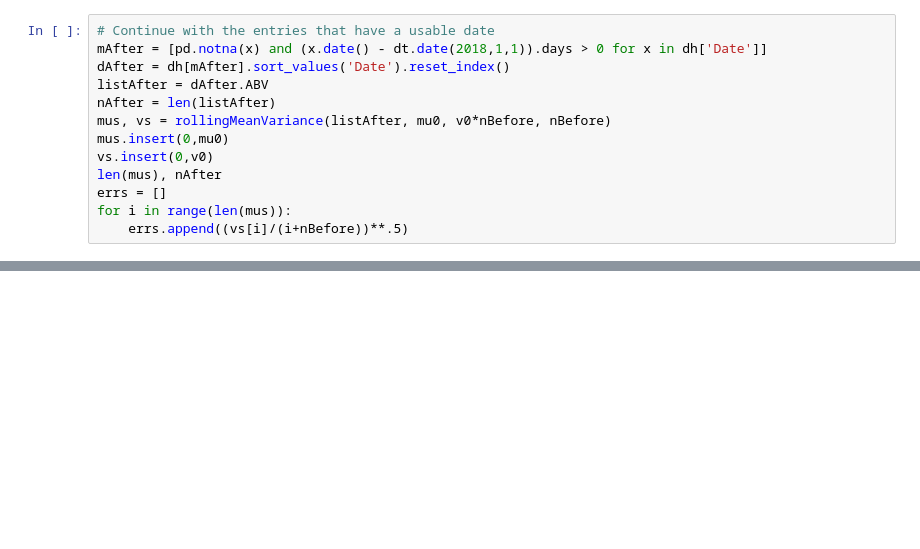
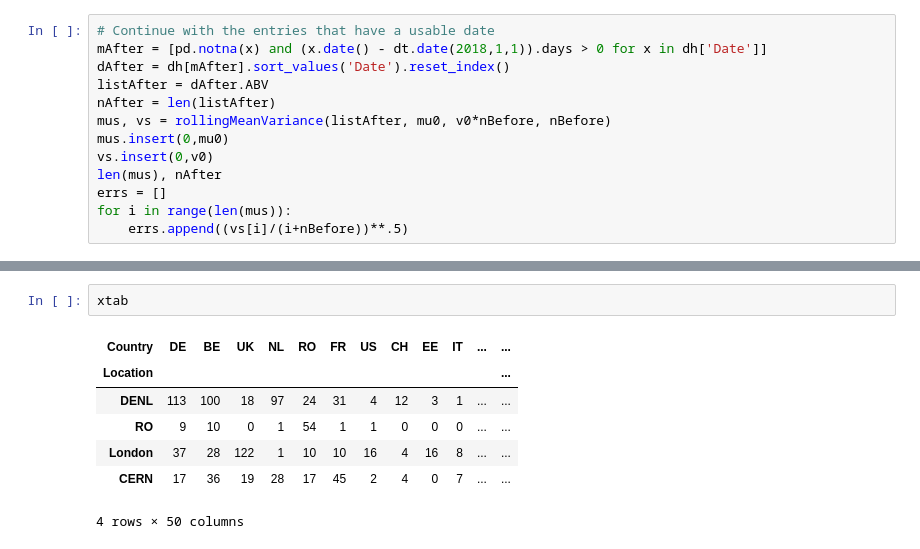
Before and after one commit to RDMoise/many-beers, a Jupyter notebook: studyBeers.ipynb, the cells around one changed output, grey strips where cells are left out. Saved outputs shown, nothing was run; the diff lists cells and outputs as text; blank space fills up the shorter version.

```diff
--- a/studyBeers.ipynb
+++ b/studyBeers.ipynb
@@ -227,0 +286,10 @@ plt.show()
+# %%
+xtab
+# %% [output]
+| Country | DE | BE | UK | NL | RO | FR | US | CH | EE | IT | ... | ... |
+| Location |  |  |  |  |  |  |  |  |  |  |  | ... |
+| DENL | 113 | 100 | 18 | 97 | 24 | 31 | 4 | 12 | 3 | 1 | ... | ... |
+| RO | 9 | 10 | 0 | 1 | 54 | 1 | 1 | 0 | 0 | 0 | ... | ... |
+| London | 37 | 28 | 122 | 1 | 10 | 10 | 16 | 4 | 16 | 8 | ... | ... |
+| CERN | 17 | 36 | 19 | 28 | 17 | 45 | 2 | 4 | 0 | 7 | ... | ... |
+4 rows × 50 columns
```
Also changed, not shown: parts of 7 cells of this notebook, 10 other files.
